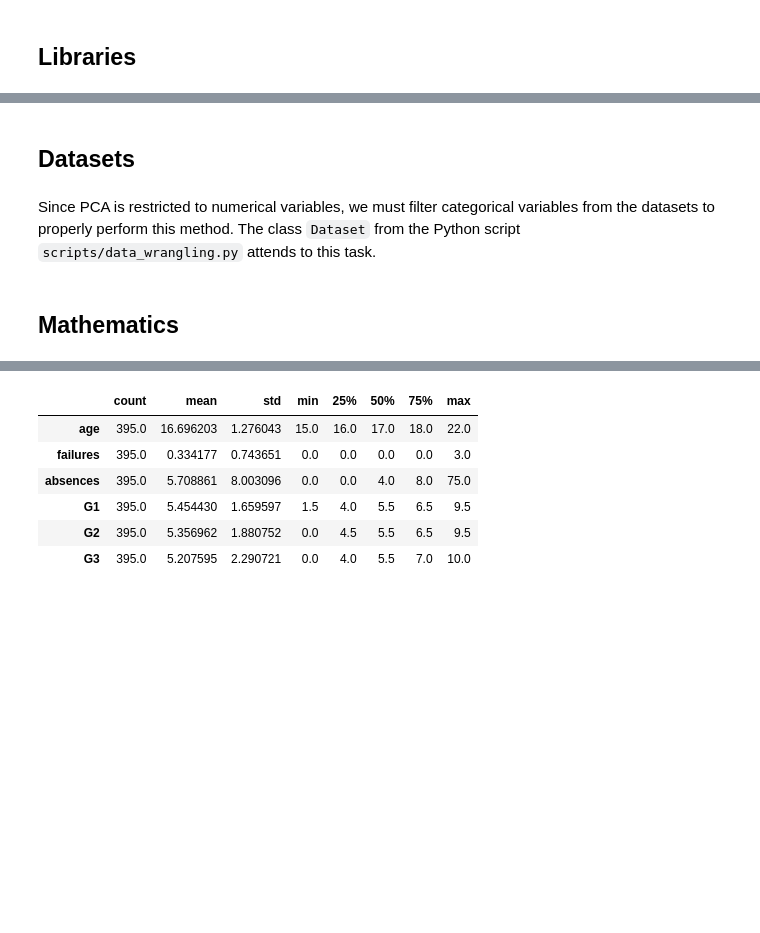
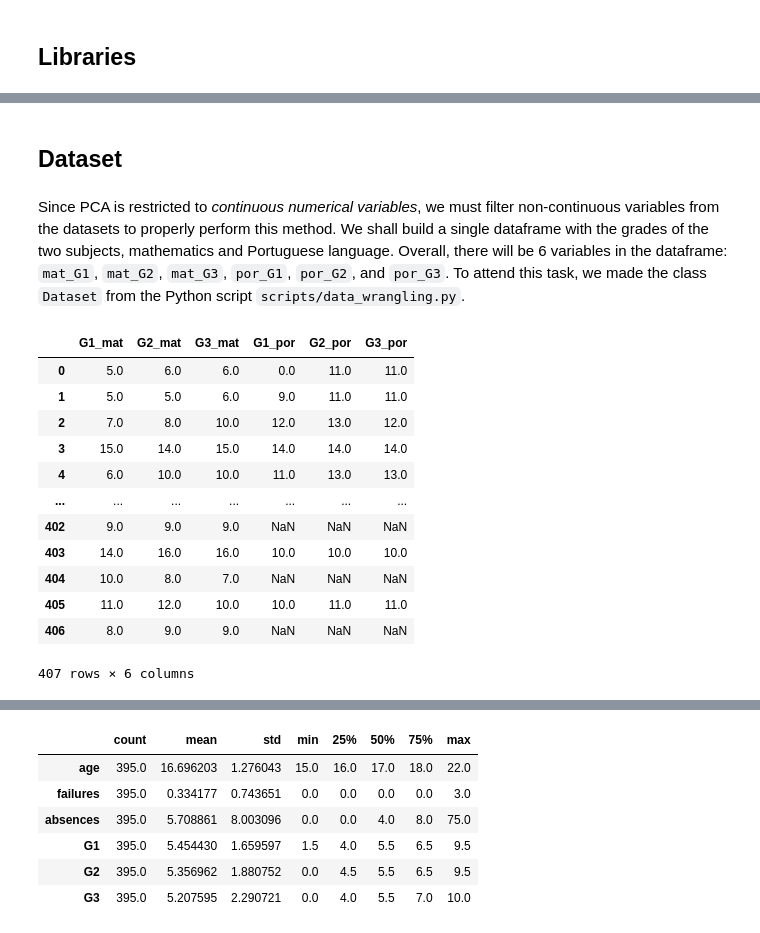
Before and after one commit to nicolaubruno/ML_projects, a Jupyter notebook: Factor Analysis/PCA.ipynb, the cells around one changed output, grey strips where cells are left out. Cells and saved outputs as stored; diff of their text form; code cells hidden in the pictures; blank space fills up the shorter version.

```diff
--- a/Factor Analysis/PCA.ipynb
+++ b/Factor Analysis/PCA.ipynb
@@ -17,4 +50,4 @@ The autoreload extension is already loaded. To reload it, use:
 # %% [markdown]
-## Datasets
+## Dataset
 # %% [markdown]
-Since PCA is restricted to numerical variables, we must filter categorical variables from the datasets to properly perform this method. The class `Dataset` from the Python script `scripts/data_wrangling.py` attends to this task.
+Since PCA is restricted to *continuous numerical variables*, we must filter non-continuous variables from the datasets to properly perform this method. We shall build a single dataframe with the grades of the two subjects, mathematics and Portuguese language. Overall, there will be 6 variables in the dataframe: `mat_G1`, `mat_G2`, `mat_G3`, `por_G1`, `por_G2`, and `por_G3`. To attend this task, we made the class `Dataset` from the Python script `scripts/data_wrangling.py`.
@@ -39,2 +54,23 @@ por_df['G3'] *= 0.5
-# %% [markdown]
-## Mathematics
+# %%
+# Dataset object from the script data_wrangling
+dataset = dw.Dataset()
+df = dataset.get_df(subject = 'mat')
+
+# Let us rescale the grades so that the maximum will be 10 instead of 20
+#df[['G1_mat', 'G2_mat', 'G3_mat', 'G1_por', 'G2_por', 'G3_por']] *= 0.5
+
+df[['G1_mat', 'G2_mat', 'G3_mat', 'G1_por', 'G2_por', 'G3_por']]
+# %% [output]
+|  | G1_mat | G2_mat | G3_mat | G1_por | G2_por | G3_por |
+| 0 | 5.0 | 6.0 | 6.0 | 0.0 | 11.0 | 11.0 |
+| 1 | 5.0 | 5.0 | 6.0 | 9.0 | 11.0 | 11.0 |
+| 2 | 7.0 | 8.0 | 10.0 | 12.0 | 13.0 | 12.0 |
+| 3 | 15.0 | 14.0 | 15.0 | 14.0 | 14.0 | 14.0 |
+| 4 | 6.0 | 10.0 | 10.0 | 11.0 | 13.0 | 13.0 |
+| ... | ... | ... | ... | ... | ... | ... |
+| 402 | 9.0 | 9.0 | 9.0 | NaN | NaN | NaN |
+| 403 | 14.0 | 16.0 | 16.0 | 10.0 | 10.0 | 10.0 |
+| 404 | 10.0 | 8.0 | 7.0 | NaN | NaN | NaN |
+| 405 | 11.0 | 12.0 | 10.0 | 10.0 | 11.0 | 11.0 |
+| 406 | 8.0 | 9.0 | 9.0 | NaN | NaN | NaN |
+407 rows × 6 columns
```
Also changed, not shown: parts of 14 cells of this notebook, 3 other files.
